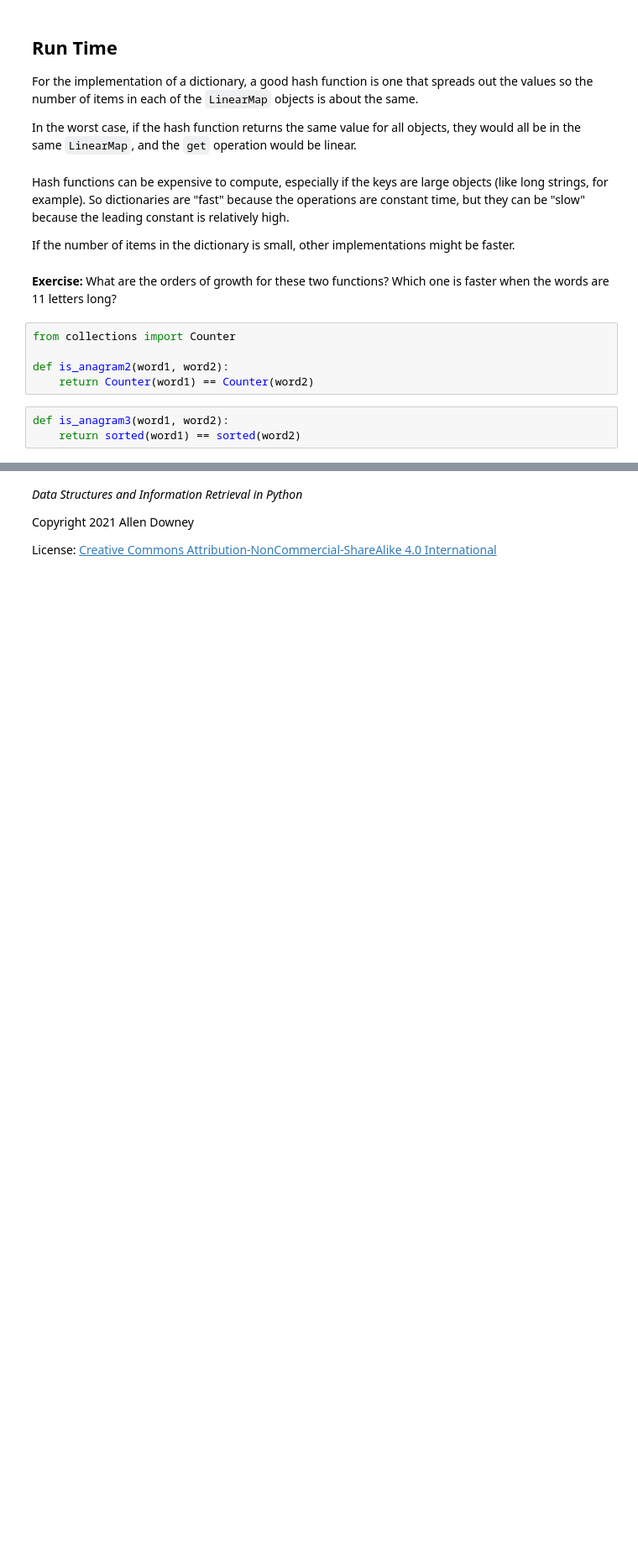
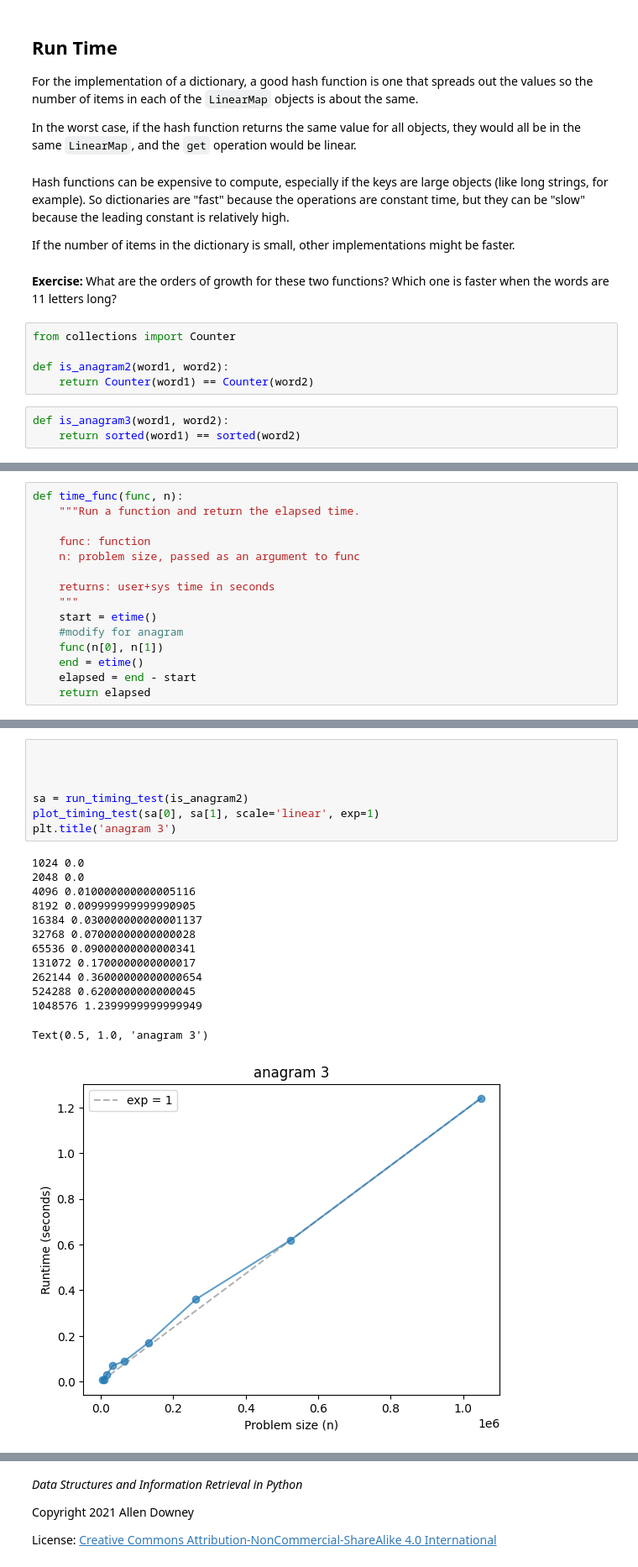
Before and after one commit to crazininja/DSIRP-mylocal, a Jupyter notebook: notebooks/hashmap.ipynb, the cells around one changed output, grey strips where cells are left out. Shown at 84% size. Cells and saved outputs as stored; diff of their text form; blank space fills up the shorter version.

```diff
--- a/notebooks/hashmap.ipynb
+++ b/notebooks/hashmap.ipynb
@@ -383,0 +397,15 @@ def is_anagram3(word1, word2):
+# %%
+def time_func(func, n):
+    """Run a function and return the elapsed time.
+
+    func: function
+    n: problem size, passed as an argument to func
+
+    returns: user+sys time in seconds
+    """
+    start = etime()
+    #modify for anagram
+    func(n[0], n[1])
+    end = etime()
+    elapsed = end - start
+    return elapsed
@@ -384,3 +499,24 @@ def is_anagram3(word1, word2):
+# %%
+
+
+
+sa = run_timing_test(is_anagram2)
+plot_timing_test(sa[0], sa[1], scale='linear', exp=1)
+plt.title('anagram 3')
+# %% [output]
+1024 0.0
+2048 0.0
+4096 0.010000000000005116
+8192 0.009999999999990905
+16384 0.030000000000001137
+32768 0.07000000000000028
+65536 0.09000000000000341
+131072 0.1700000000000017
+262144 0.36000000000000654
+524288 0.6200000000000045
+1048576 1.2399999999999949
+Text(0.5, 1.0, 'anagram 3')
+[figure, added]
 # %%
 %timeit is_anagram3('tachymetric', 'mccarthyite')
 # %% [output]
```
Also changed, not shown: parts of 28 cells of this notebook.
